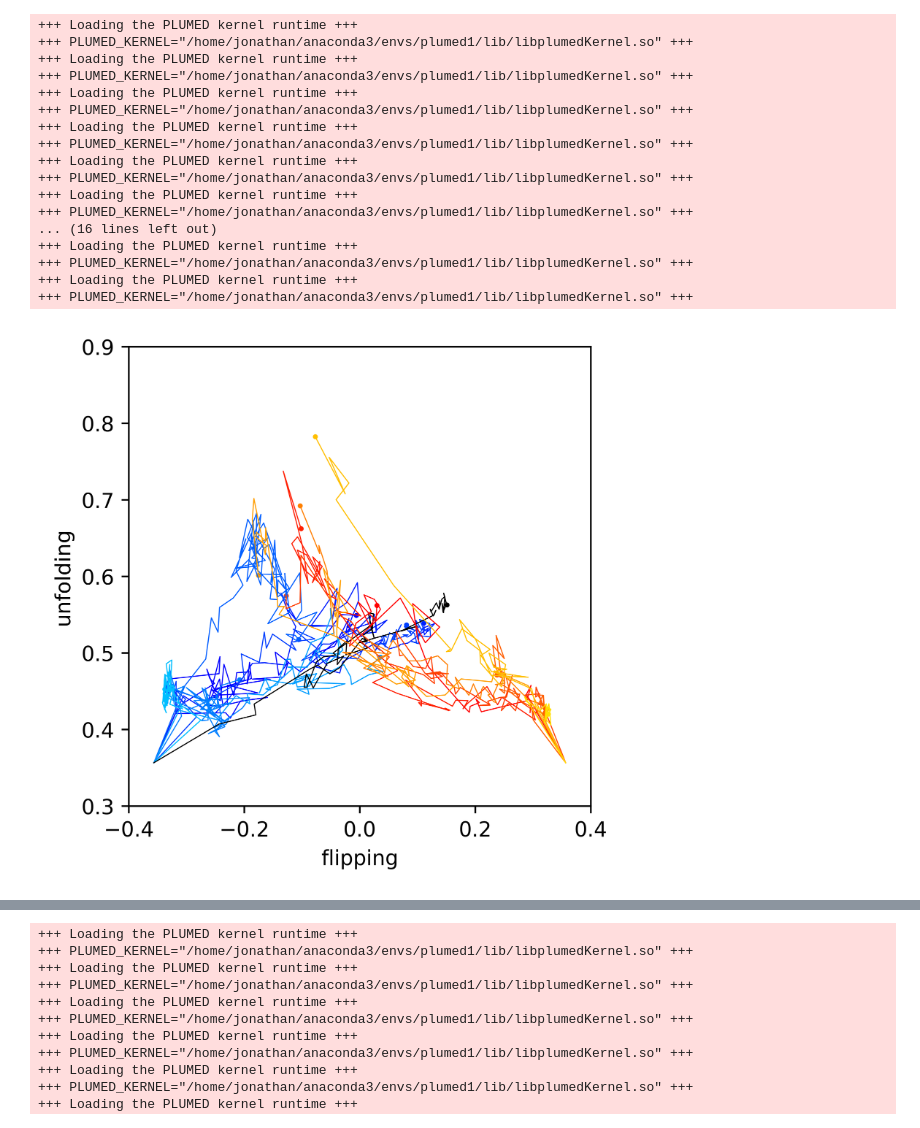
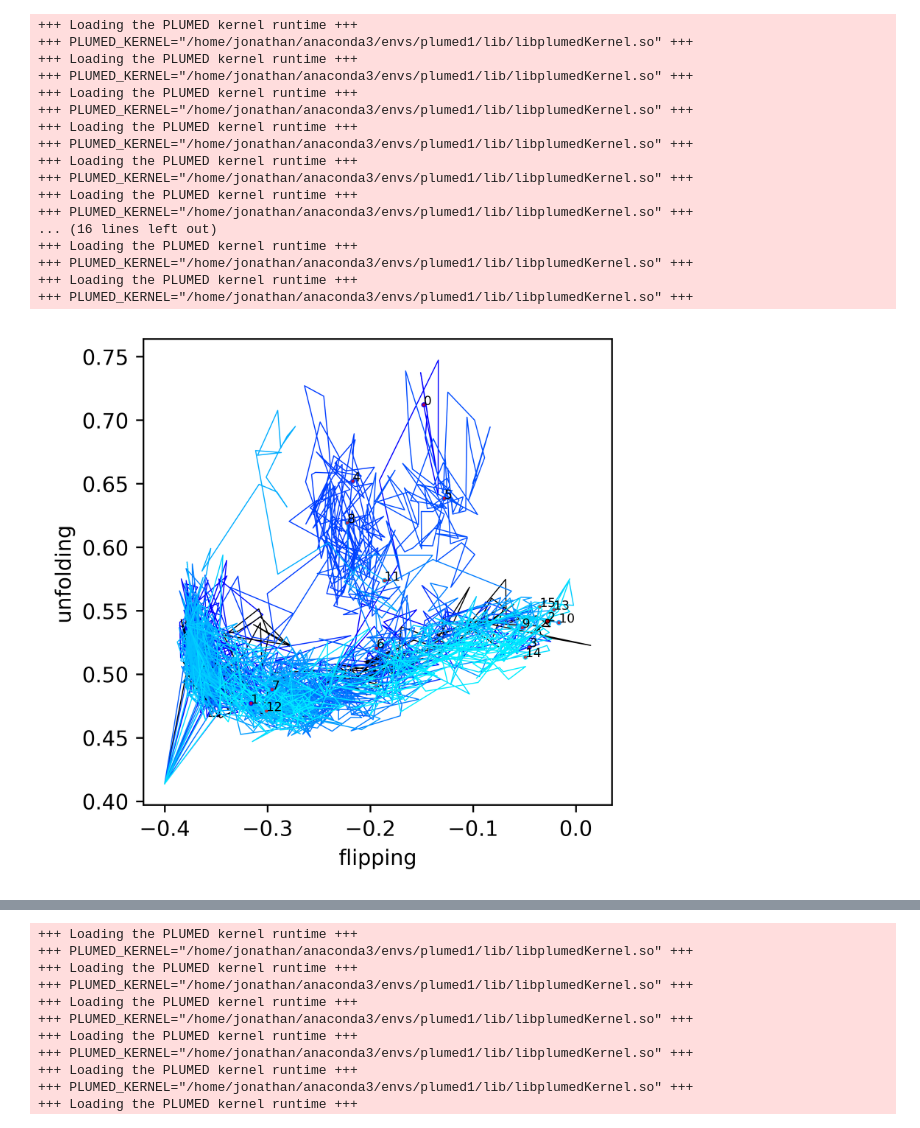
Before and after one commit to JonathanHB/aac1-nt-transport, a Jupyter notebook: metadynamics/run5/scripts/1d_analysis.ipynb, the cells around one changed output, grey strips where cells are left out. Saved outputs shown, nothing was run; the diff lists cells and outputs as text; code cells hidden in the pictures.

```diff
--- a/metadynamics/run5/scripts/1d_analysis.ipynb
+++ b/metadynamics/run5/scripts/1d_analysis.ipynb
@@ -8,12 +8,12 @@ import os
 plt.figure(figsize=(4,4),dpi=600)
 
 test_state = "c"
-test_walker = -5
+test_walker = 2
 
-run_num = 4
+run_num = 5
 
-nwalkers = 8
-for init_state in ["c","m"]:
+nwalkers = 16
+for init_state in ["c"]:
     for walker in range(nwalkers):
         if init_state == "c":
             infile = f"/home/jonathan/Documents/grabelab/aac1-nt-transport/metadynamics/run{run_num}/run_{init_state}/COLVAR.{walker}"
@@ -40,8 +40,8 @@ for init_state in ["c","m"]:
 plt.xlabel("time (ns)")
 plt.ylabel("RMSD to M state - RMSD to C state (nm)")
 
-plt.xlim(0, 500)
-plt.ylim(-0.37,0.37)
+# plt.xlim(0, 500)
+# plt.ylim(-0.37,0.37)
 plt.show()
 # %% [output]
 +++ Loading the PLUMED kernel runtime +++
@@ -66,11 +66,11 @@ plt.show()
 plt.figure(figsize=(4,4),dpi=600)
 
 test_state = "c"
-test_walker = 7
-run_num = 4
+test_walker = 2
+run_num = 5
 
-nwalkers = 8
-for init_state in ["c","m"]:
+nwalkers = 16
+for init_state in ["c"]:
     for walker in range(nwalkers):
         if init_state == "c":
             infile = f"/home/jonathan/Documents/grabelab/aac1-nt-transport/metadynamics/run{run_num}/run_{init_state}/COLVAR.{walker}"
@@ -92,36 +92,37 @@ for init_state in ["c","m"]:
         elif init_state == "c":
             color = (0,walker/nwalkers,1)
         elif init_state == "m":
             color = (1,walker/nwalkers,0)
 
         plt.plot(delta, sigma, color = color, linewidth=0.5)
 
-        plt.scatter(delta[-1], sigma[-1], color = color, s=2)
-
+        plt.scatter(delta[-1], sigma[-1], color = color, s=2, zorder=999)
+        plt.scatter(delta[-1], sigma[-1], color = "red", s=0.5, marker=".", zorder=9999)
+        plt.annotate(str(walker), (delta[-1], sigma[-1]), fontsize=6, color = "black", zorder=9999)
 
 plt.xlabel("flipping")
 plt.ylabel("unfolding")
 
-plt.xlim(-0.4, 0.4)
-plt.ylim(0.3, 0.9)
+# plt.xlim(-0.4, 0.4)
+# plt.ylim(0.3, 0.9)
 plt.show()
 # %% [output]
 +++ Loading the PLUMED kernel runtime +++
 +++ PLUMED_KERNEL="/home/jonathan/anaconda3/envs/plumed1/lib/libplumedKernel.so" +++
 +++ Loading the PLUMED kernel runtime +++
 +++ PLUMED_KERNEL="/home/jonathan/anaconda3/envs/plumed1/lib/libplumedKernel.so" +++
 +++ Loading the PLUMED kernel runtime +++
 +++ PLUMED_KERNEL="/home/jonathan/anaconda3/envs/plumed1/lib/libplumedKernel.so" +++
 +++ Loading the PLUMED kernel runtime +++
 +++ PLUMED_KERNEL="/home/jonathan/anaconda3/envs/plumed1/lib/libplumedKernel.so" +++
 +++ Loading the PLUMED kernel runtime +++
 +++ PLUMED_KERNEL="/home/jonathan/anaconda3/envs/plumed1/lib/libplumedKernel.so" +++
 +++ Loading the PLUMED kernel runtime +++
 +++ PLUMED_KERNEL="/home/jonathan/anaconda3/envs/plumed1/lib/libplumedKernel.so" +++
 ... (16 lines left out)
 +++ Loading the PLUMED kernel runtime +++
 +++ PLUMED_KERNEL="/home/jonathan/anaconda3/envs/plumed1/lib/libplumedKernel.so" +++
 +++ Loading the PLUMED kernel runtime +++
 +++ PLUMED_KERNEL="/home/jonathan/anaconda3/envs/plumed1/lib/libplumedKernel.so" +++
-[figure, old version]
+[figure, new version]
 # %%
```
Also changed, not shown: parts of 2 cells of this notebook, 10 other files.
